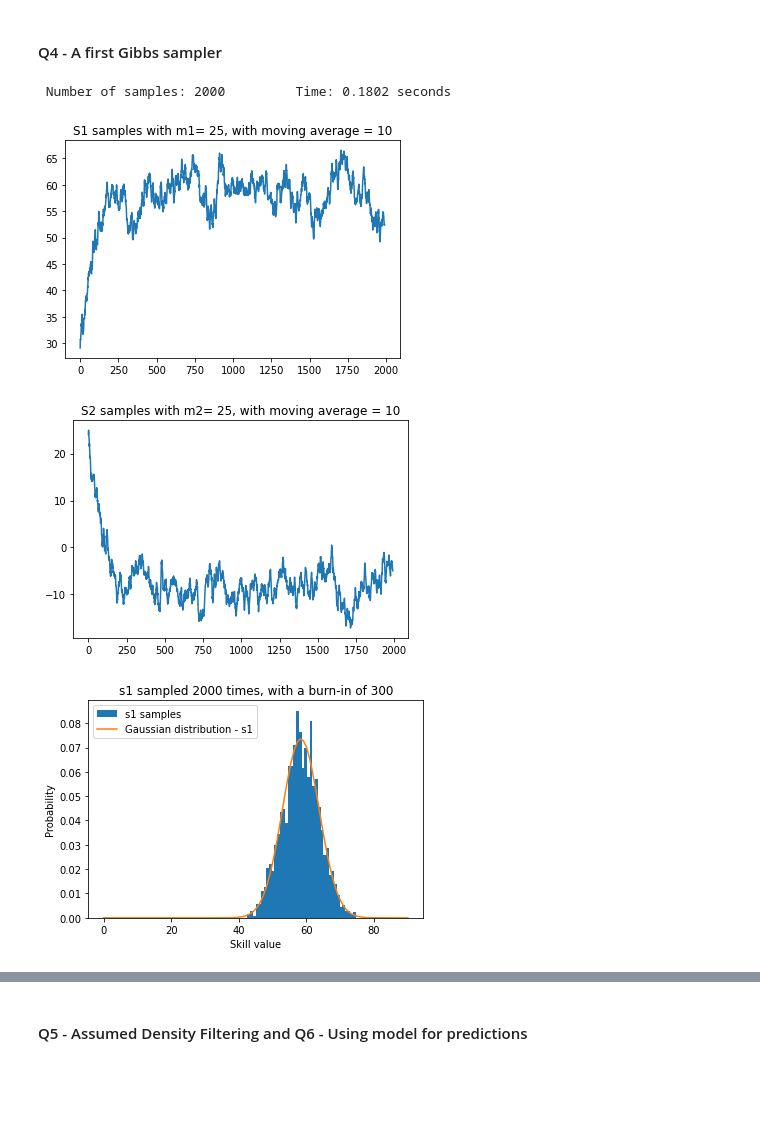
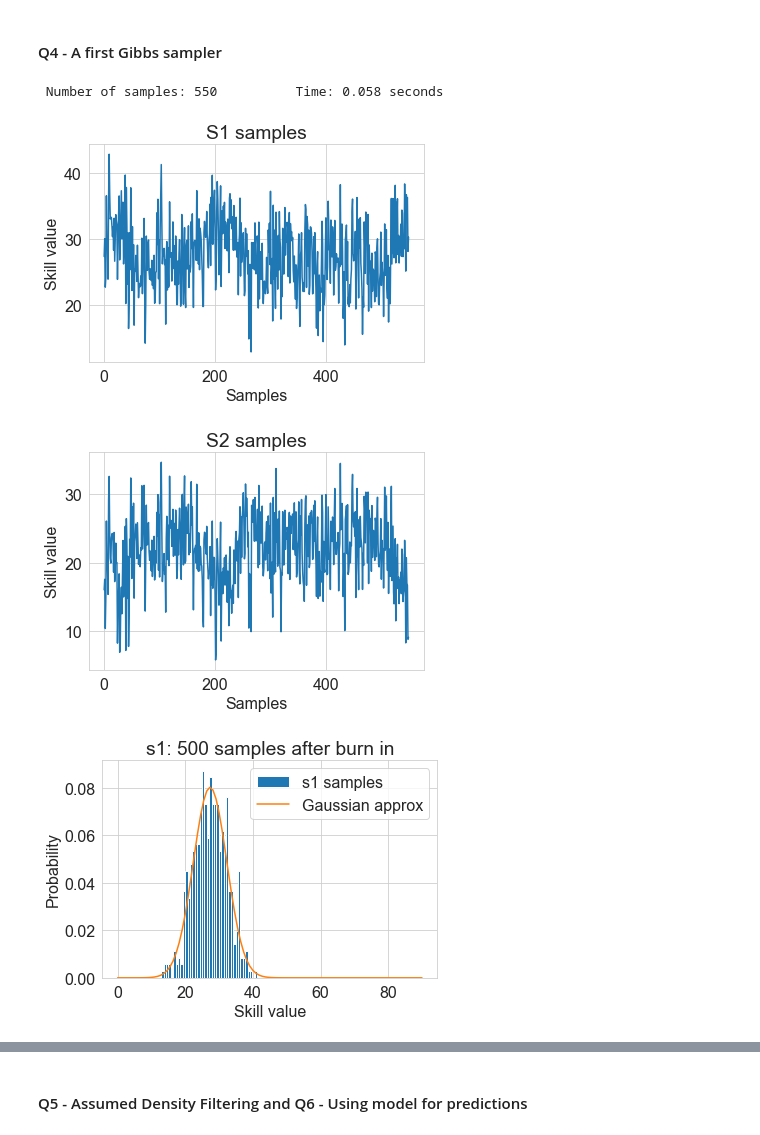
Before and after one commit to axeUUeng/APMASK-Project, a Jupyter notebook: Group4_project/runme.ipynb, the cells around one changed output, grey strips where cells are left out. Cells and saved outputs as stored; diff of their text form; code cells hidden in the pictures; blank space fills up the shorter version.

Commit message:
lots of mods and added images

```diff
--- a/Group4_project/runme.ipynb
+++ b/Group4_project/runme.ipynb
@@ -8,5 +8,7 @@ import seaborn as sns
 import matplotlib.pyplot as plt
 from tqdm import tqdm
 import time
+# %%
+plt.rcParams.update({'font.size': 16})  # Set font size of all plots
 # %% [markdown]
 #### Q4 - A first Gibbs sampler
@@ -21,51 +29,55 @@ m2 = mu_prior
 sig1 = sigma_prior
 sig2 = sigma_prior
 
-# Prior distributions
+# Initial samples
 s1 = np.random.normal(m1, np.sqrt(sig1))
 s2 = np.random.normal(m2, np.sqrt(sig2))
 
 # Setting sample parameters
-num_samples = 2000
-burn_in = 300
+num_samples = 550
+burn_in = 50    # After inspection there seems to be not much of a burn in-period.
+                # Choose 50 to be on the safe side
 
-# Initial values
+# Sample lists
 s1_samples = np.zeros(num_samples)
 s2_samples = np.zeros(num_samples)
 s1_samples[0] = s1
 s2_samples[0] = s2
 
 # Gibbs sampling
 start_time = time.time()
 for i in range(num_samples-1):
-    t = stats.truncnorm.rvs(a=0, b=np.inf, loc=(s1_samples[i] - s2_samples[i]), scale=np.sqrt(beta_inv))  # p(t|s1, s2, y)
+    t = stats.truncnorm.rvs(a=-(s1_samples[i] - s2_samples[i])/np.sqrt(beta_inv),
+                            b = np.inf, loc = (s1_samples[i] - s2_samples[i]), scale = np.sqrt(beta_inv))  # p(t|s1, s2, y)
 
     # Calculating mean and variance for distribution p(s1, s2|t)
     A = np.array([[1, -1]])
     sigma_s = np.array([[sig1, 0], [0, sig2]])
     m_s = np.array([[m1], [m2]])
 
     S = np.linalg.inv(np.linalg.inv(sigma_s) + (beta_inv)**(-1) * (A.T @ A))
     m = S @ (np.linalg.inv(sigma_s) @ m_s + beta_inv**(-1) * A.T * t)
 
     # Draw new samples
     s1, s2 = np.random.multivariate_normal(m.ravel(), S)
     s1_samples[i+1], s2_samples[i+1] = s1, s2
 print(f" Number of samples: {num_samples} \t Time: {round(time.time() - start_time, 4)} seconds ")
 
-# Setting the smoothing filter parameter
-mvg_avg = 10
 
 # Plots the samples drawn for Player 1
-plt.plot(np.convolve(s1_samples, np.ones(mvg_avg)/mvg_avg, mode = 'valid'))
-plt.title(f'S1 samples with m1= {m1}, with moving average = {mvg_avg}')
+plt.plot(s1_samples)
+plt.xlabel("Samples")
+plt.ylabel("Skill value")
+plt.title(f'S1 samples')
 plt.show()
 
 # Plots the samples drawn for Player 2
-plt.plot(np.convolve(s2_samples, np.ones(mvg_avg)/mvg_avg, mode = 'valid'))
-plt.title(f'S2 samples with m2= {m2}, with moving average = {mvg_avg}')
+plt.plot(s2_samples)
+plt.title(f'S2 samples')
+plt.xlabel("Samples")
+plt.ylabel("Skill value")
 plt.show()
 # %% [output]
- Number of samples: 2000         Time: 0.1802 seconds
+ Number of samples: 550          Time: 0.058 seconds
-[figure, old version]
+[figure, new version]
-[figure, old version]
+[figure, new version]
@@ -82,11 +88,11 @@ gauss = Gibbs2Gauss(s1_samples[burn_in:], x) # Generating a Gaussian distributio
 
 # Plots the samples together with the approximated Gaussian distribution
 plt.hist(s1_samples[burn_in:], bins=40, density=True, label='s1 samples')
-plt.plot(x, gauss, label= 'Gaussian distribution - s1')
+plt.plot(x, gauss, label= 'Gaussian approx')
 plt.legend()
 plt.xlabel("Skill value")
 plt.ylabel("Probability")
-plt.title(f"s1 sampled {num_samples} times, with a burn-in of {burn_in}")
+plt.title(f"s1: {num_samples-burn_in} samples after burn in")
 plt.show()
 # %% [output]
-[figure, old version]
+[figure, new version]
```
Also changed, not shown: parts of 9 cells of this notebook, 11 other files.
